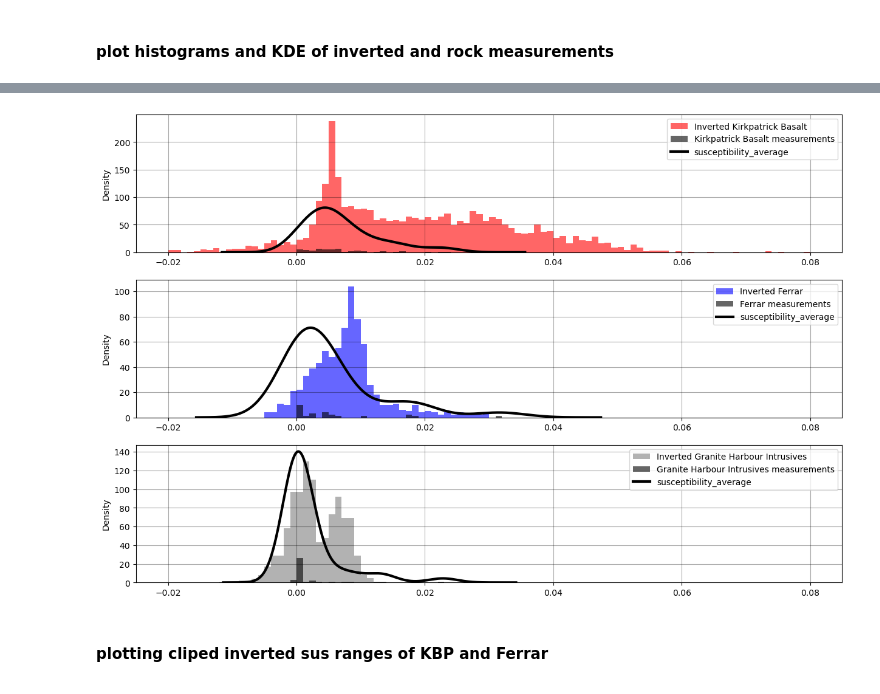
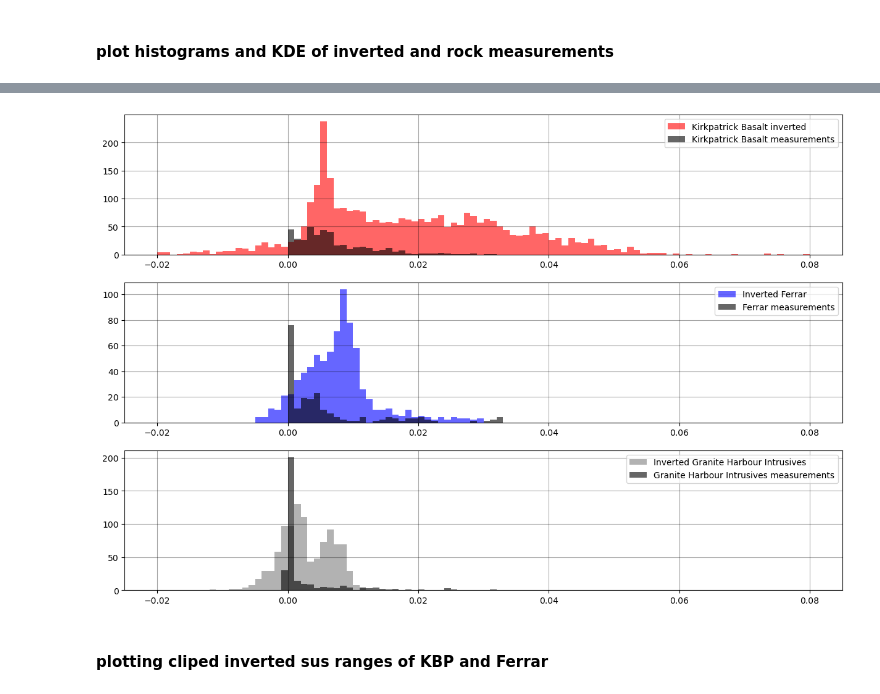
Before and after one commit to MaximilianLowe/Local_inversion_and_rock_properties_nVL_GJI_2024, a Jupyter notebook: jupyter_notebook_2_Illustrate_magnetic_inversion_Mesa_Range.ipynb, the cells around one changed output, grey strips where cells are left out. Saved outputs shown, nothing was run; the diff lists cells and outputs as text; code cells hidden in the pictures.

```diff
--- a/jupyter_notebook_2_Illustrate_magnetic_inversion_Mesa_Range.ipynb
+++ b/jupyter_notebook_2_Illustrate_magnetic_inversion_Mesa_Range.ipynb
@@ -844,31 +884,97 @@ plt.savefig(export_fig_path + "inverted_ferrar_kpb_GHI",dpi=300,facecolor=figure
 # %%
 figure1 = plt.figure(figsize=(15,10),facecolor='white')
 
 ax1 = plt.subplot(3, 1, 1)
-inv_sus_cliped_kirkpatrick_shifted_gpd.hist(grid=True, bins=100, range=(-0.02,0.08) , ax=ax1 ,  color='red', alpha =.6,label='Inverted Kirkpatrick Basalt')
-NAPA_Kirkpatrick_Basalts_basalt_only_ps_gpdf['susceptibility_average'].hist(grid=True, bins=100, range=(-0.02,0.08) , ax=ax1 ,  color='k', alpha =.6,label='Kirkpatrick Basalt measurements')
-NAPA_Kirkpatrick_Basalts_basalt_only_ps_gpdf['susceptibility_average'].plot.kde(color='k', linestyle="-", lw=3)
+inv_sus_cliped_kirkpatrick_shifted_gpd.hist(grid=True,
+                                            bins=100,
+                                            range=(-0.02,0.08),
+                                            ax=ax1,
+                                            color='red',
+                                            alpha =.6,
+                                            label='Kirkpatrick Basalt inverted')
+
+KPB_measurements.hist(grid=True,
+        bins=100,
+        range=(-0.02,0.08),
+        ax=ax1,
+        color='k',
+        alpha =.6,
+        label='Kirkpatrick Basalt measurements')
+
+# KPB_measurements.plot.kde(color='k',
+#                           linestyle="-",
+#                           lw=3)
+
+
+
 ax1.legend(loc='upper right')
-ax1.grid(visible=True, which='major' , color='k', linestyle='-' , alpha=0.35)
+ax1.grid(visible=True,
+         which='major',
+         color='k',
+         linestyle='-',
+         alpha=0.35)
+
 
 
 ax2 = plt.subplot(3, 1, 2)
-inv_sus_cliped_Ferrar_shifted_gpd.hist(grid=True, bins=100, range=(-0.02,0.08) , ax=ax2 ,  color='blue', alpha =.6,label='Inverted Ferrar')
-NAPA_Ferrar_dolerite_only_ps_gpdf['susceptibility_average'].hist(grid=True, bins=100, range=(-0.02,0.08) , ax=ax2 ,  color='k', alpha =.6,label='Ferrar measurements')
-NAPA_Ferrar_dolerite_only_ps_gpdf['susceptibility_average'].plot.kde(color='k', linestyle="-", lw=3)
+inv_sus_cliped_Ferrar_shifted_gpd.hist(grid=True,
+                                       bins=100,
+                                       range=(-0.02,0.08),
+                                       ax=ax2,
+                                       color='blue',
+                                       alpha =.6,
+                                       label='Inverted Ferrar')
+
+FD_measurements.hist(grid=True,
+        bins=100,
+        range=(-0.02,0.08),
+        ax=ax2,
+        color='k',
+        alpha =.6,
+        label='Ferrar measurements')
+
+# FD_measurements.plot.kde(color='k',
+#                           linestyle="-",
+#                           lw=3)
+
 ax2.legend(loc='upper right')
-ax2.grid(visible=True, which='major' , color='k', linestyle='-' , alpha=0.35)
+ax2.grid(visible=True,
+         which='major',
+         color='k',
+         linestyle='-',
+         alpha=0.35)
 
 
 ax3 = plt.subplot(3, 1, 3)
-inv_sus_cliped_GHI_wsb_shifted_gpd.hist(grid=True, bins=100, range=(-0.02,0.08) , ax=ax3 ,  color='gray', alpha =.6,label='Inverted Granite Harbour Intrusives')
-NAPA_GHI__granite_only_ps_gpdf['susceptibility_average'].hist(grid=True, bins=100, range=(-0.02,0.08) , ax=ax3 ,  color='k', alpha =.6,label='Granite Harbour Intrusives measurements')
-NAPA_GHI__granite_only_ps_gpdf['susceptibility_average'].plot.kde(color='k', linestyle="-", lw=3)
+inv_sus_cliped_GHI_wsb_shifted_gpd.hist(grid=True,
+                                        bins=100,
+                                        range=(-0.02,0.08),
+                                        ax=ax3,
+                                        color='gray',
+                                        alpha =.6,
+                                        label='Inverted Granite Harbour Intrusives')
+
+GHI_measurements.hist(grid=True,
+        bins=100,
+        range=(-0.02,0.08),
+        ax=ax3,
+        color='k',
+        alpha =.6,
+        label='Granite Harbour Intrusives measurements')
+
+# GHI_measurements.plot.kde(color='k',
+#                           linestyle="-",
+#                           lw=3)
+
 ax3.legend(loc='upper right')
-ax3.grid(visible=True, which='major' , color='k', linestyle='-' , alpha=0.35)
+ax3.grid(visible=True,
+         which='major',
+         color='k',
+         linestyle='-',
+         alpha=0.35)
 plt.savefig(export_fig_path + "comparison_inverted_measurement_sus",dpi=300,facecolor=figure1.get_facecolor(), transparent=True)
 # %% [output]
-[figure, old version]
+[figure, new version]
 # %% [markdown]
 #### plotting cliped inverted sus ranges of KBP and Ferrar
 # %%
```
Also changed, not shown: parts of 5 cells of this notebook, 22 other files.
